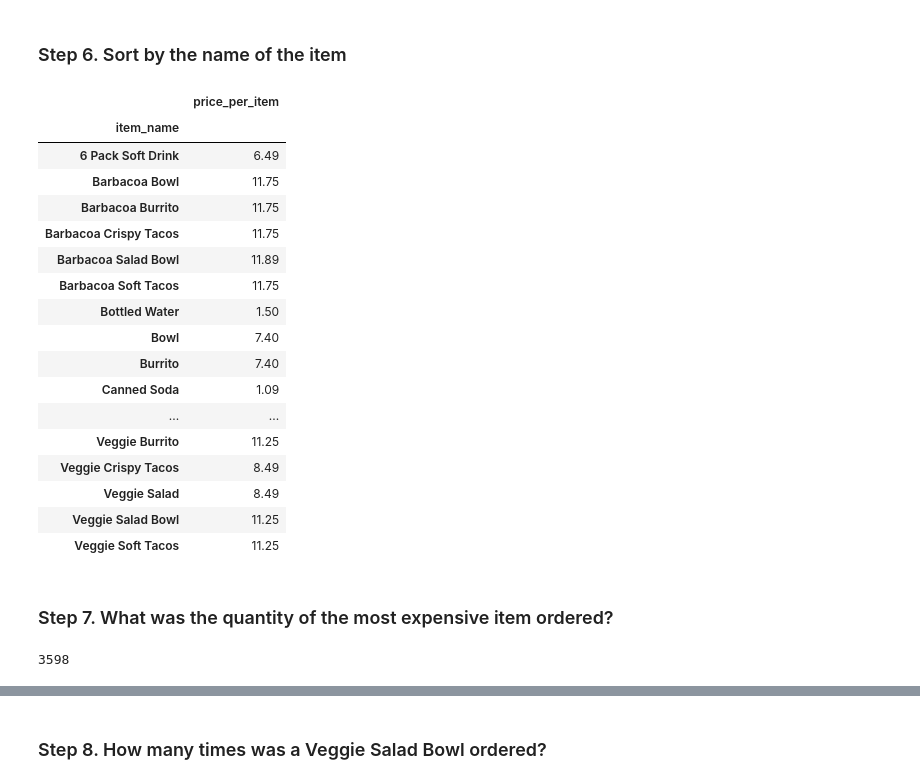
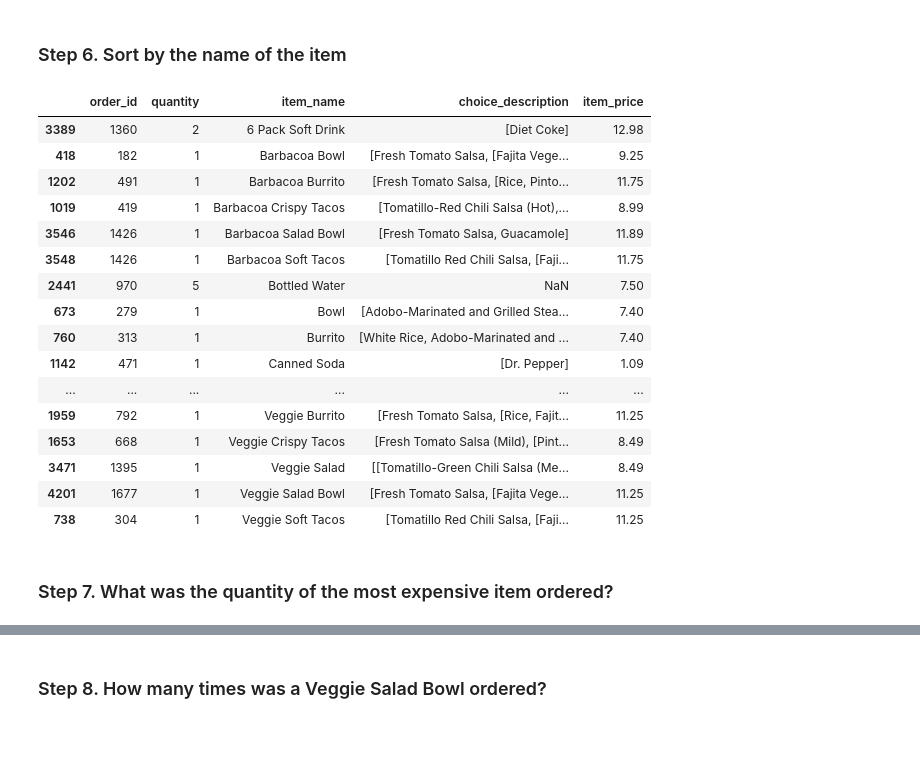
Before and after one commit to drshahizan/HPDP, a Jupyter notebook: lab/submission/21ProMax/lab1d.ipynb, the cells around one changed output, grey strips where cells are left out. Cells and saved outputs as stored; diff of their text form; code cells hidden in the pictures; blank space fills up the shorter version.

```diff
--- a/lab/submission/21ProMax/lab1d.ipynb
+++ b/lab/submission/21ProMax/lab1d.ipynb
@@ -20,2 +20,5 @@ chipo = df
+# %%
+chipo = pd.read_csv('https://raw.githubusercontent.com/justmarkham/DAT8/master/data/chipotle.tsv', delimiter='\t')
+chipo = pd.read_csv(url, sep='\t')
 # %% [markdown]
 ### Step 4. How many products cost more than $10.00?
@@ -49,2 +24,0 @@ pd.to_numeric?
-# %%
-chipo['price_float'] = pd.to_numeric(chipo.item_price.str.slice(1))
@@ -71,0 +25,4 @@ memory usage: 800.0+ bytes
+# %%
+chipo['item_price'] = chipo['item_price'].apply(lambda x: float(x[1:-1]))
+expensive_items = chipo[chipo['item_price'] > 10.00]
+print(expensive_items.shape[0])
@@ -72,5 +31,3 @@ memory usage: 800.0+ bytes
 # %% [markdown]
 ### Step 5. What is the price of each item?
 ###### print a data frame with only two columns item_name and item_price
-# %%
-chipo['price_per_item'] = chipo.price_float / chipo.quantity
@@ -104,29 +54,24 @@ product_prices
 # %% [markdown]
 ### Step 6. Sort by the name of the item
-# %%
-product_prices.sort_index()
-# %% [output]
-|  | price_per_item |
-| item_name |  |
-| 6 Pack Soft Drink | 6.49 |
-| Barbacoa Bowl | 11.75 |
-| Barbacoa Burrito | 11.75 |
-| Barbacoa Crispy Tacos | 11.75 |
-| Barbacoa Salad Bowl | 11.89 |
-| Barbacoa Soft Tacos | 11.75 |
-| Bottled Water | 1.50 |
-| Bowl | 7.40 |
-| Burrito | 7.40 |
-| Canned Soda | 1.09 |
-| ... | ... |
-| Veggie Burrito | 11.25 |
-| Veggie Crispy Tacos | 8.49 |
-| Veggie Salad | 8.49 |
-| Veggie Salad Bowl | 11.25 |
-| Veggie Soft Tacos | 11.25 |
+# %%
+chipo.sort_values(by='item_name').drop_duplicates(subset=['item_name'])
+# %% [output]
+|  | order_id | quantity | item_name | choice_description | item_price |
+| 3389 | 1360 | 2 | 6 Pack Soft Drink | [Diet Coke] | 12.98 |
+| 418 | 182 | 1 | Barbacoa Bowl | [Fresh Tomato Salsa, [Fajita Vege... | 9.25 |
+| 1202 | 491 | 1 | Barbacoa Burrito | [Fresh Tomato Salsa, [Rice, Pinto... | 11.75 |
+| 1019 | 419 | 1 | Barbacoa Crispy Tacos | [Tomatillo-Red Chili Salsa (Hot),... | 8.99 |
+| 3546 | 1426 | 1 | Barbacoa Salad Bowl | [Fresh Tomato Salsa, Guacamole] | 11.89 |
+| 3548 | 1426 | 1 | Barbacoa Soft Tacos | [Tomatillo Red Chili Salsa, [Faji... | 11.75 |
+| 2441 | 970 | 5 | Bottled Water | NaN | 7.50 |
+| 673 | 279 | 1 | Bowl | [Adobo-Marinated and Grilled Stea... | 7.40 |
+| 760 | 313 | 1 | Burrito | [White Rice, Adobo-Marinated and ... | 7.40 |
+| 1142 | 471 | 1 | Canned Soda | [Dr. Pepper] | 1.09 |
+| ... | ... | ... | ... | ... | ... |
+| 1959 | 792 | 1 | Veggie Burrito | [Fresh Tomato Salsa, [Rice, Fajit... | 11.25 |
+| 1653 | 668 | 1 | Veggie Crispy Tacos | [Fresh Tomato Salsa (Mild), [Pint... | 8.49 |
+| 3471 | 1395 | 1 | Veggie Salad | [[Tomatillo-Green Chili Salsa (Me... | 8.49 |
+| 4201 | 1677 | 1 | Veggie Salad Bowl | [Fresh Tomato Salsa, [Fajita Vege... | 11.25 |
+| 738 | 304 | 1 | Veggie Soft Tacos | [Tomatillo Red Chili Salsa, [Faji... | 11.25 |
 # %% [markdown]
 ### Step 7. What was the quantity of the most expensive item ordered?
-# %%
-chipo.price_float.idxmax()
-# %% [output]
-3598
```
Also changed, not shown: parts of 20 cells of this notebook.
